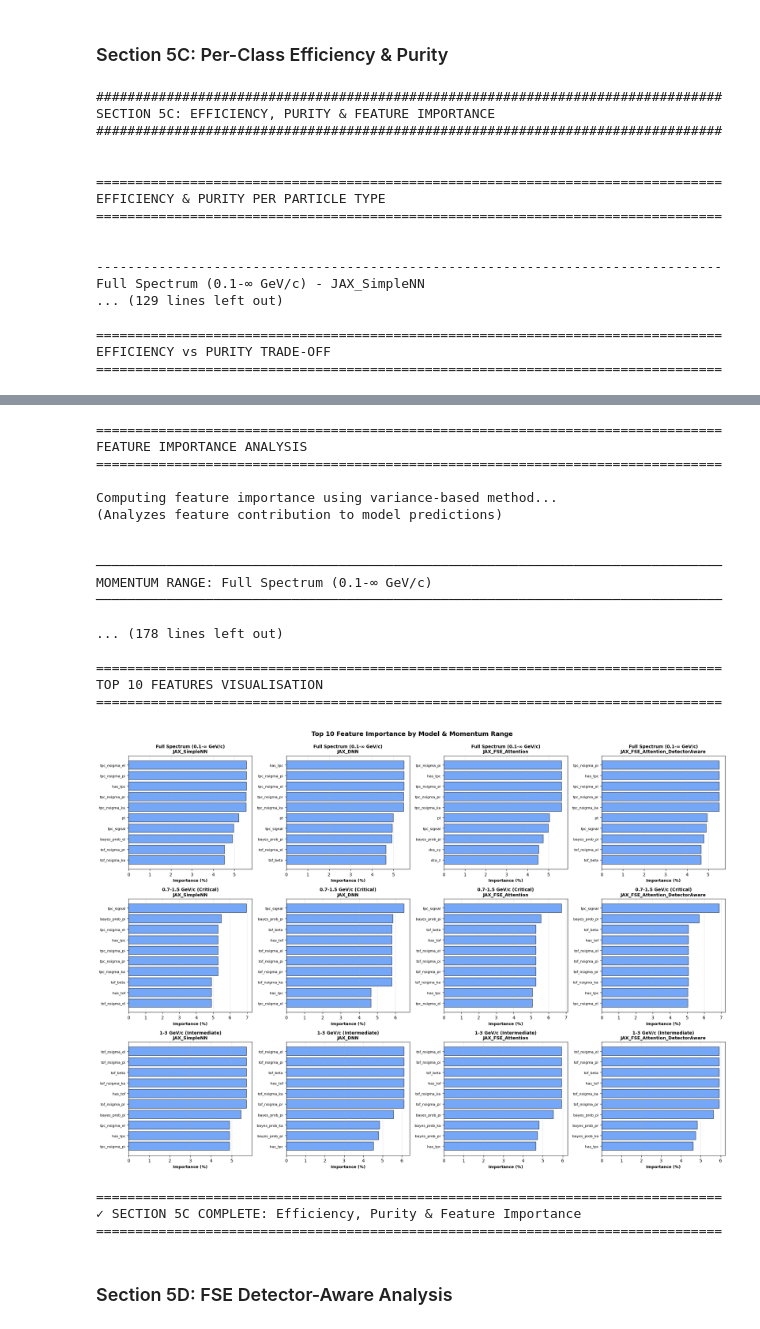
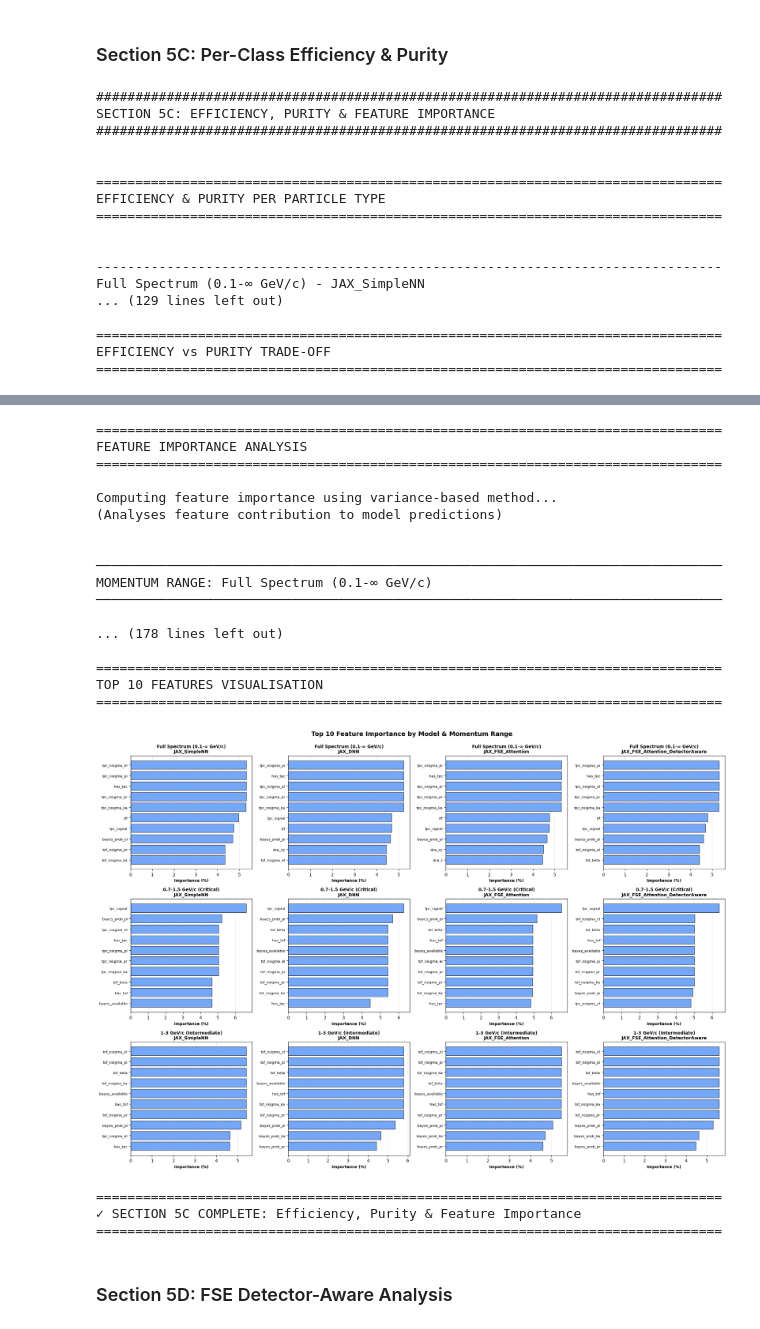
Before and after one commit to forynski/jax-pid-nn, a Jupyter notebook: jax-pid-nn.ipynb, the cells around one changed output, grey strips where cells are left out. Drawn from its saved outputs; the diff is of its cells as text; code cells hidden in the pictures.

Commit message:
Kaggle Notebook | jax-pid-nn | Improved missing Bayesian values handling

```diff
--- a/jax-pid-nn.ipynb
+++ b/jax-pid-nn.ipynb
@@ -1529,7 +1796,7 @@ for mr_key, mr_data in all_results_by_model_and_range.items():
     momentum_range = next((m for m in MOMENTUM_RANGES if m['key'] == mr_key), None)
 
     for model_type in MODEL_TYPES:
-        # UPDATED: Access models through nested 'models' key
+        # Access models through nested 'models' key
         if 'models' in mr_data and model_type in mr_data['models']:
             results = mr_data['models'][model_type]
 
@@ -1555,7 +1822,7 @@ print()
 
 fig, axes = plt.subplots(1, 3, figsize=(20, 6))
 
-# UPDATED: Include Phase 1 model color
+# Model colors
 model_colors = {
     'JAX_SimpleNN': '#3B82F6',           # Blue
     'JAX_DNN': '#F59E0B',                # Amber
@@ -1570,7 +1837,7 @@ for plot_idx, (mr_key, mr_data) in enumerate(all_results_by_model_and_range.item
     test_accs = []
     colors = []
 
-    # UPDATED: Access models through nested 'models' key
+    # Access models through nested 'models' key
     if 'models' in mr_data:
         for model_type in MODEL_TYPES:
             if model_type in mr_data['models']:
@@ -1612,7 +1879,7 @@ plt.show()
 print("✓ Model accuracy comparison generated (Phase 0 + Phase 1)")
 
 # ============================================================================
-# COMPARISON: TRAINING CURVES (Loss) - 3 RANGES × 4 MODELS (UPDATED)
+# COMPARISON: TRAINING CURVES (Loss) - 3 RANGES × 4 MODELS
 # ============================================================================
 
 fig, axes = plt.subplots(3, 4, figsize=(20, 12))
@@ -1623,7 +1890,7 @@ for mr_idx, (mr_key, mr_data) in enumerate(all_results_by_model_and_range.items(
     for model_idx, model_type in enumerate(MODEL_TYPES):
         ax = axes[mr_idx, model_idx]
 
-        # UPDATED: Access models through nested 'models' key
+        # Access models through nested 'models' key
         if 'models' in mr_data and model_type in mr_data['models']:
             results = mr_data['models'][model_type]
             train_losses = np.array(results['train_losses'])
@@ -1644,7 +1911,7 @@ plt.show()
 print("✓ Training curves comparison generated (4 models × 3 ranges)")
 
 # ============================================================================
-# COMPARISON: VALIDATION ACCURACY CURVES - 3 RANGES × 4 MODELS (UPDATED)
+# COMPARISON: VALIDATION ACCURACY CURVES
 # ============================================================================
 
 fig, axes = plt.subplots(3, 4, figsize=(20, 12))
@@ -1655,7 +1922,7 @@ for mr_idx, (mr_key, mr_data) in enumerate(all_results_by_model_and_range.items(
     for model_idx, model_type in enumerate(MODEL_TYPES):
         ax = axes[mr_idx, model_idx]
 
-        # UPDATED: Access models through nested 'models' key
+        # Access models through nested 'models' key
         if 'models' in mr_data and model_type in mr_data['models']:
             results = mr_data['models'][model_type]
             val_accs = np.array(results['val_accuracies'])
@@ -1689,7 +1956,7 @@ for mr_idx, (mr_key, mr_data) in enumerate(all_results_by_model_and_range.items(
     best_model_type = None
     best_results = None
 
-    # UPDATED: Access models through nested 'models' key
+    # Access models through nested 'models' key
     if 'models' in mr_data:
         for model_type in MODEL_TYPES:
             if model_type in mr_data['models']:
@@ -1729,7 +1996,7 @@ plt.show()
 print("✓ Confusion matrices comparison generated (best models)")
 
 # ============================================================================
-# COMPARISON: MODEL PERFORMANCE RANKING (GROUPED BY MOMENTUM RANGE - UPDATED)
+# COMPARISON: MODEL PERFORMANCE RANKING
 # ============================================================================
 
 fig, ax = plt.subplots(figsize=(14, 10))
@@ -1746,7 +2013,7 @@ for momentum_range in MOMENTUM_RANGES:
     # Collect models for this momentum range
     range_models = []
 
-    # UPDATED: Access models through nested 'models' key
+    # Access models through nested 'models' key
     if 'models' in mr_data:
         for model_type in MODEL_TYPES:
             if model_type in mr_data['models']:
@@ -1754,7 +2021,7 @@ for momentum_range in MOMENTUM_RANGES:
                 range_models.append({
                     'model_type': model_type,
                     'test_acc': results['test_acc'],
-                    'mr_name': momentum_range['name'].split()[0]
+                    'mr_name': momentum_range['name'].split()
                 })
 
     # Sort models within this momentum range by test accuracy (descending)
@@ -1767,7 +2034,7 @@ for momentum_range in MOMENTUM_RANGES:
         labels_full.append(label)
         colors_list.append(model_colors[model_info['model_type']])
 
-# Plot (no additional sorting - already grouped and sorted)
+# Plot
 bars = ax.barh(range(len(perf_data)), perf_data, color=colors_list,
                alpha=0.8, edgecolor='black', linewidth=1.5)
 
@@ -1786,7 +2053,7 @@ ax.set_title('Model Performance Ranking (Phase 0 + Phase 1, Grouped by Momentum
              fontsize=13, fontweight='bold')
 
 # Add horizontal separators between momentum ranges
-separator_positions = [4, 8]  # After 4th and 8th model (now 4 models per range)
+separator_positions = [4, 8]
 for pos in separator_positions:
     ax.axhline(y=pos - 0.5, color='black', linestyle='--', linewidth=1.5, alpha=0.5)
 
@@ -2299,6 +2576,8 @@ GENERATING MACRO AUC OVERVIEW (Efficiency, Purity, F1-Score, Phase 0 + Phase 1)
 # %% [markdown]
 ### Section 5C: Per-Class Efficiency & Purity
 # %%
+# FIXED SECTION 5C: EFFICIENCY, PURITY & FEATURE IMPORTANCE ANALYSIS
+
 # ============================================================================
 # SECTION 5C: EFFICIENCY, PURITY & FEATURE IMPORTANCE ANALYSIS
 # ============================================================================
@@ -2359,6 +2638,7 @@ for mr_key, mr_data in all_results_by_model_and_range.items():
 
                     print(f"{particle_name:<12} {efficiency:<15.4f} {purity:<15.4f} {support:<10}")
 
+
 # ============================================================================
 # PART 2: EFFICIENCY vs PURITY TRADE-OFF (All particles)
 # ============================================================================
@@ -2406,7 +2686,7 @@ print("FEATURE IMPORTANCE ANALYSIS")
 print(f"{'='*80}\n")
 
 print("Computing feature importance using variance-based method...")
-print("(Analyzes feature contribution to model predictions)\n")
+print("(Analyses feature contribution to model predictions)\n")
 
 feature_importance_results = []
 
@@ -2433,14 +2713,19 @@ for momentum_range in MOMENTUM_RANGES:
 
             # Calculate importance: variance * prediction confidence
             importances = []
-            for feat_idx in range(X_test.shape[1]):
+            num_features = X_test.shape[1]  # Use shape[1], not shape
+
+            for feat_idx in range(num_features):  # Iterate over num_features
                 # Feature variance
                 feat_var = np.var(X_test[:, feat_idx])
 
                 # Weight by how much predictions change with this feature
-                # (correlation between feature value and prediction confidence)
                 max_probs = np.max(y_pred_probs, axis=1)
                 correlation = np.abs(np.corrcoef(X_test[:, feat_idx], max_probs)[0, 1])
+
+                # Handle NaN correlations (if all values are the same)
+                if np.isnan(correlation):
+                    correlation = 0.0
 
                 # Combined importance
                 importance = feat_var * (1 + correlation)
@@ -2470,6 +2755,7 @@ for momentum_range in MOMENTUM_RANGES:
                     'Importance (%)': row['Importance (%)']
                 })
 
+
 # ============================================================================
 # PART 4: FEATURE IMPORTANCE VISUALISATION
 # ============================================================================
@@ -2490,7 +2776,8 @@ for mr_idx, momentum_range in enumerate(MOMENTUM_RANGES):
                 and d['Model Type'] == model_type]
 
         if data:
-            df_plot = pd.DataFrame(data).head(10)
+            df_plot = pd.DataFrame(data).sort_values('Importance (%)',
+                                                     ascending=False).head(10)
 
             # Create horizontal bar chart
             ax.barh(range(len(df_plot)), df_plot['Importance (%)'],
@@ -2533,21 +2820,21 @@ EFFICIENCY vs PURITY TRADE-OFF
 ================================================================================
 FEATURE IMPORTANCE ANALYSIS
 ================================================================================
 
 Computing feature importance using variance-based method...
-(Analyzes feature contribution to model predictions)
+(Analyses feature contribution to model predictions)
 
 
 ────────────────────────────────────────────────────────────────────────────────
 MOMENTUM RANGE: Full Spectrum (0.1-∞ GeV/c)
 ────────────────────────────────────────────────────────────────────────────────
 
 ... (178 lines left out)
 
 ================================================================================
 TOP 10 FEATURES VISUALISATION
 ================================================================================
-[figure, old version]
+[figure, new version]
 ================================================================================
 ✓ SECTION 5C COMPLETE: Efficiency, Purity & Feature Importance
 ================================================================================
```
Also changed, not shown: parts of 16 cells of this notebook.
